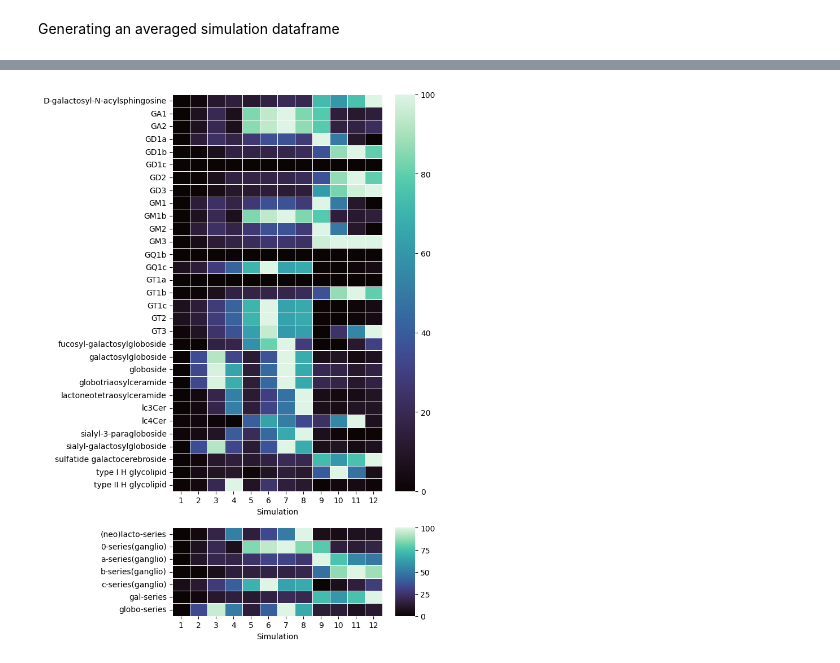
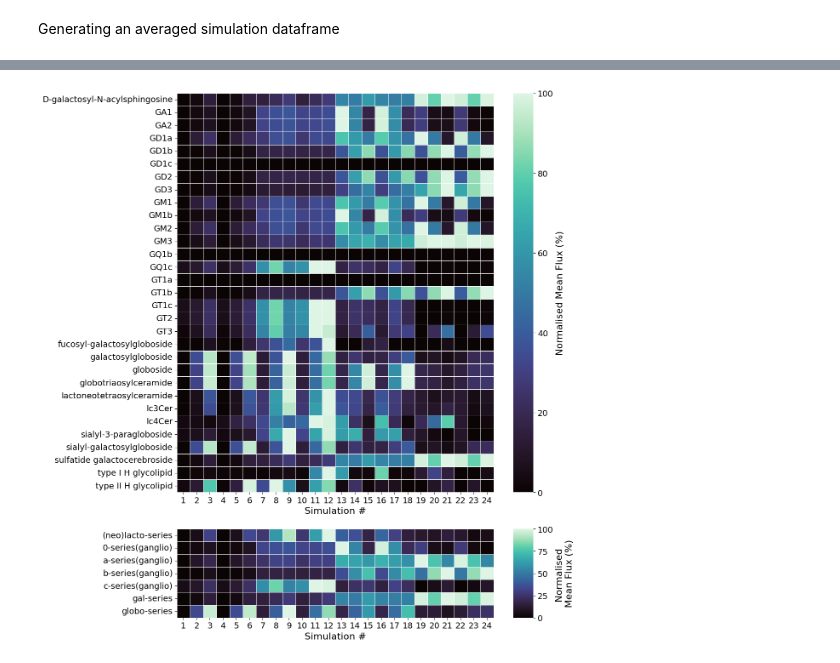
Before and after one commit to JackWJW/LGG_Prognosis_Prediction, a Jupyter notebook: Integrated_Dataset_Tidying.ipynb, the cells around one changed output, grey strips where cells are left out. Drawn from its saved outputs; the diff is of its cells as text; code cells hidden in the pictures.

Commit message:
new sim parameter testing - more depth

```diff
--- a/Integrated_Dataset_Tidying.ipynb
+++ b/Integrated_Dataset_Tidying.ipynb
@@ -5,8 +5,8 @@
 # %%
 import pandas as pd
 df_dict = {}
-for i in range(1,13):
-    df_dict[f"integrated_df_{i}"] = pd.read_csv(f"https://raw.githubusercontent.com/JackWJW/LGG_Prognosis_Prediction/main/iMAT_integrated_data/TCGA_iMAT_integrated_df_{i}.csv").set_index('sample')
+for i in range(1,25):
+    df_dict[f"integrated_df_{i}"] = pd.read_csv(f"./iMAT_integrated_data/TCGA_iMAT_integrated_df_{i}.csv").set_index('sample')
 # %% [markdown]
 Generating an averaged simulation dataframe
 # %%
@@ -45,7 +45,8 @@ for keys, df in df_dict.items():
 num_dfs = len(plotting_dict)
 fig, axes = plt.subplots(nrows=1, ncols=num_dfs, figsize=(1 * num_dfs, 6), squeeze=False)
 
-name_list = ["sim_1","sim_2","sim_3","sim_4","sim_5","sim_6","sim_7","sim_8","sim_9","sim_10","sim_11","sim_12","sim_13","sim_14","sim_15","sim_16","m_sim"]
+name_list = ["sim_1","sim_2","sim_3","sim_4","sim_5","sim_6","sim_7","sim_8","sim_9","sim_10","sim_11","sim_12","sim_13","sim_14","sim_15","sim_16","sim_17","sim_18",
+             "sim_19","sim_20","sim_21","sim_22","sim_23","sim_24"]
 
 for i, (name, df) in enumerate(plotting_dict.items()):
     ax = axes[0, i]
@@ -73,7 +74,8 @@ num_dfs = len(plotting_2_dict)
 fig, axes = plt.subplots(nrows=1, ncols=num_dfs, figsize=(1 * num_dfs, 4), squeeze=False)
 
 
-name_list = ["sim_1","sim_2","sim_3","sim_4","sim_5","sim_6","sim_7","sim_8","sim_9","sim_10","sim_11","sim_12","sim_13","sim_14","sim_15","sim_16","m_sim"]
+name_list = ["sim_1","sim_2","sim_3","sim_4","sim_5","sim_6","sim_7","sim_8","sim_9","sim_10","sim_11","sim_12","sim_13","sim_14","sim_15","sim_16","sim_17","sim_18",
+             "sim_19","sim_20","sim_21","sim_22","sim_23","sim_24"]
 
 for i, (name, df) in enumerate(plotting_2_dict.items()):
     ax = axes[0, i]
@@ -130,16 +132,26 @@ sims_series_plot[['(neo)lacto-series','0-series(ganglio)','a-series(ganglio)','b
     sims_series_plot[['(neo)lacto-series','0-series(ganglio)','a-series(ganglio)','b-series(ganglio)','c-series(ganglio)','gal-series','globo-series']])
 # %%
 from matplotlib import gridspec
-fig = plt.figure(figsize=(6,12))
+fig = plt.figure(figsize=(12,16))
 spec = gridspec.GridSpec(ncols=1, nrows=2,
                          hspace=0.15, height_ratios=[4.5, 1])
 ax0 = fig.add_subplot(spec[0])
 sns.heatmap(sims_lipid_plot.T,cmap='mako',linewidth=0.5,ax=ax0)
+ax0.tick_params(axis='both',labelsize=14)
+ax0.set_xlabel("Simulation #",fontsize=16)
+cbar = ax0.collections[0].colorbar
+cbar.ax.tick_params(labelsize=14)
+cbar.ax.set_ylabel("Normalised Mean Flux (%)",fontsize=16)
 ax1 = fig.add_subplot(spec[1])
 sns.heatmap(sims_series_plot.T,cmap='mako',linewidth=0.5,ax=ax1,cbar_kws={"aspect":4.5})
+ax1.tick_params(axis='both',labelsize=14)
+ax1.set_xlabel("Simulation #",fontsize=16)
+cbar1 = ax1.collections[0].colorbar
+cbar1.ax.tick_params(labelsize=14)
+cbar1.ax.set_ylabel("Normalised \nMean Flux (%)",fontsize=16)
 
 plt.show()
 # %% [output]
-[figure, old version]
+[figure, new version]
 # %%
 from matplotlib import gridspec
```
Also changed, not shown: parts of 3 cells of this notebook, 23 other files.
